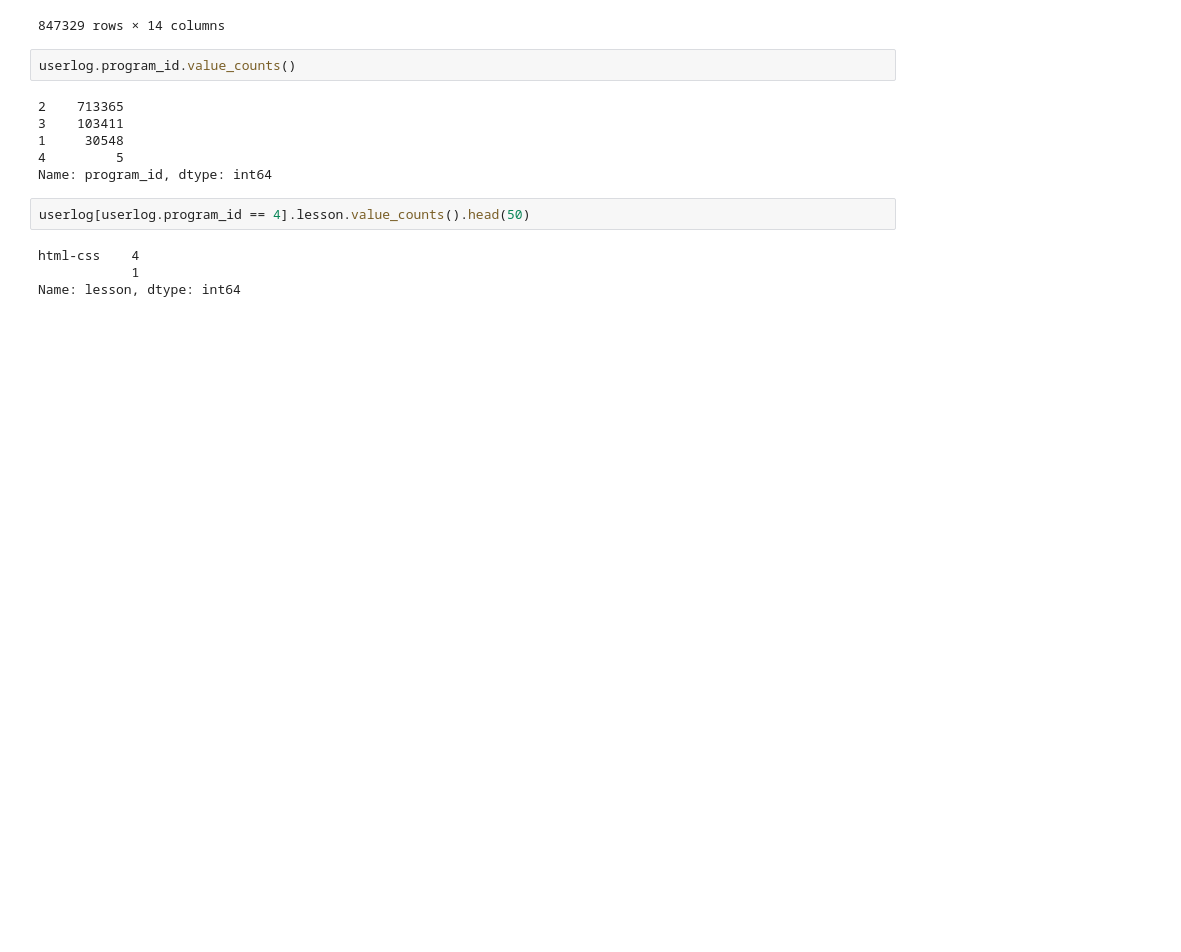
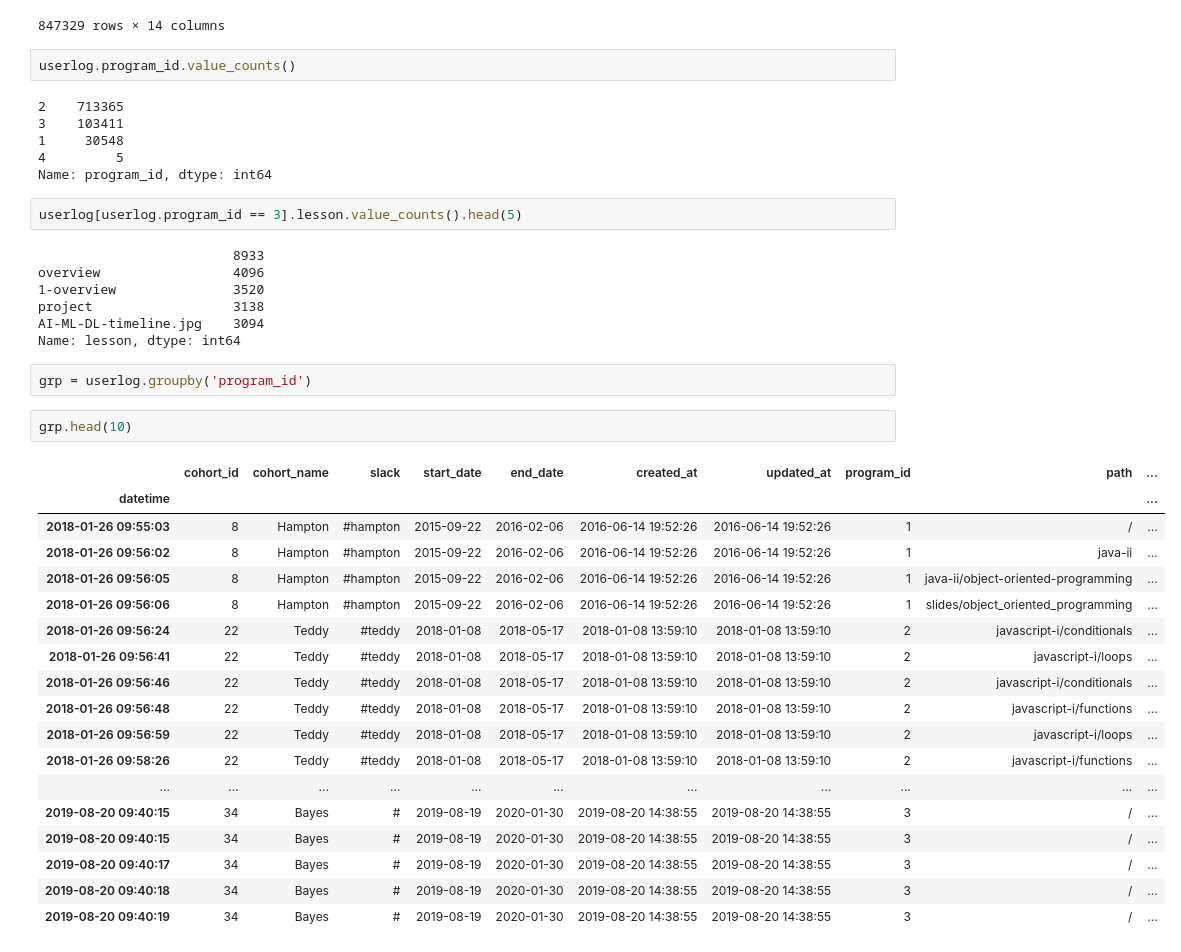
Before and after one commit to AnomalySweeper/user-log-anomaly-detection, a Jupyter notebook: bts-student-log-project-workflow.ipynb, the cells around one changed output. Drawn from its saved outputs; the diff is of its cells as text; blank space fills up the shorter version.

```diff
--- a/bts-student-log-project-workflow.ipynb
+++ b/bts-student-log-project-workflow.ipynb
@@ -229,8 +231,34 @@ userlog.program_id.value_counts()
 4         5
 Name: program_id, dtype: int64
 # %%
-userlog[userlog.program_id == 4].lesson.value_counts().head(50)
+userlog[userlog.program_id == 3].lesson.value_counts().head(5)
 # %% [output]
-html-css    4
-            1
+                         8933
+overview                 4096
+1-overview               3520
+project                  3138
+AI-ML-DL-timeline.jpg    3094
 Name: lesson, dtype: int64
+# %%
+grp = userlog.groupby('program_id')
+# %%
+grp.head(10)
+# %% [output]
+|  | cohort_id | cohort_name | slack | start_date | end_date | created_at | updated_at | program_id | path | ... |
+| datetime |  |  |  |  |  |  |  |  |  | ... |
+| 2018-01-26 09:55:03 | 8 | Hampton | #hampton | 2015-09-22 | 2016-02-06 | 2016-06-14 19:52:26 | 2016-06-14 19:52:26 | 1 | / | ... |
+| 2018-01-26 09:56:02 | 8 | Hampton | #hampton | 2015-09-22 | 2016-02-06 | 2016-06-14 19:52:26 | 2016-06-14 19:52:26 | 1 | java-ii | ... |
+| 2018-01-26 09:56:05 | 8 | Hampton | #hampton | 2015-09-22 | 2016-02-06 | 2016-06-14 19:52:26 | 2016-06-14 19:52:26 | 1 | java-ii/object-oriented-programming | ... |
+| 2018-01-26 09:56:06 | 8 | Hampton | #hampton | 2015-09-22 | 2016-02-06 | 2016-06-14 19:52:26 | 2016-06-14 19:52:26 | 1 | slides/object_oriented_programming | ... |
+| 2018-01-26 09:56:24 | 22 | Teddy | #teddy | 2018-01-08 | 2018-05-17 | 2018-01-08 13:59:10 | 2018-01-08 13:59:10 | 2 | javascript-i/conditionals | ... |
+| 2018-01-26 09:56:41 | 22 | Teddy | #teddy | 2018-01-08 | 2018-05-17 | 2018-01-08 13:59:10 | 2018-01-08 13:59:10 | 2 | javascript-i/loops | ... |
+| 2018-01-26 09:56:46 | 22 | Teddy | #teddy | 2018-01-08 | 2018-05-17 | 2018-01-08 13:59:10 | 2018-01-08 13:59:10 | 2 | javascript-i/conditionals | ... |
+| 2018-01-26 09:56:48 | 22 | Teddy | #teddy | 2018-01-08 | 2018-05-17 | 2018-01-08 13:59:10 | 2018-01-08 13:59:10 | 2 | javascript-i/functions | ... |
+| 2018-01-26 09:56:59 | 22 | Teddy | #teddy | 2018-01-08 | 2018-05-17 | 2018-01-08 13:59:10 | 2018-01-08 13:59:10 | 2 | javascript-i/loops | ... |
+| 2018-01-26 09:58:26 | 22 | Teddy | #teddy | 2018-01-08 | 2018-05-17 | 2018-01-08 13:59:10 | 2018-01-08 13:59:10 | 2 | javascript-i/functions | ... |
+| ... | ... | ... | ... | ... | ... | ... | ... | ... | ... | ... |
+| 2019-08-20 09:40:15 | 34 | Bayes | # | 2019-08-19 | 2020-01-30 | 2019-08-20 14:38:55 | 2019-08-20 14:38:55 | 3 | / | ... |
+| 2019-08-20 09:40:15 | 34 | Bayes | # | 2019-08-19 | 2020-01-30 | 2019-08-20 14:38:55 | 2019-08-20 14:38:55 | 3 | / | ... |
+| 2019-08-20 09:40:17 | 34 | Bayes | # | 2019-08-19 | 2020-01-30 | 2019-08-20 14:38:55 | 2019-08-20 14:38:55 | 3 | / | ... |
+| 2019-08-20 09:40:18 | 34 | Bayes | # | 2019-08-19 | 2020-01-30 | 2019-08-20 14:38:55 | 2019-08-20 14:38:55 | 3 | / | ... |
+| 2019-08-20 09:40:19 | 34 | Bayes | # | 2019-08-19 | 2020-01-30 | 2019-08-20 14:38:55 | 2019-08-20 14:38:55 | 3 | / | ... |
```
Also changed, not shown: parts of 2 cells of this notebook, 2 other files.
